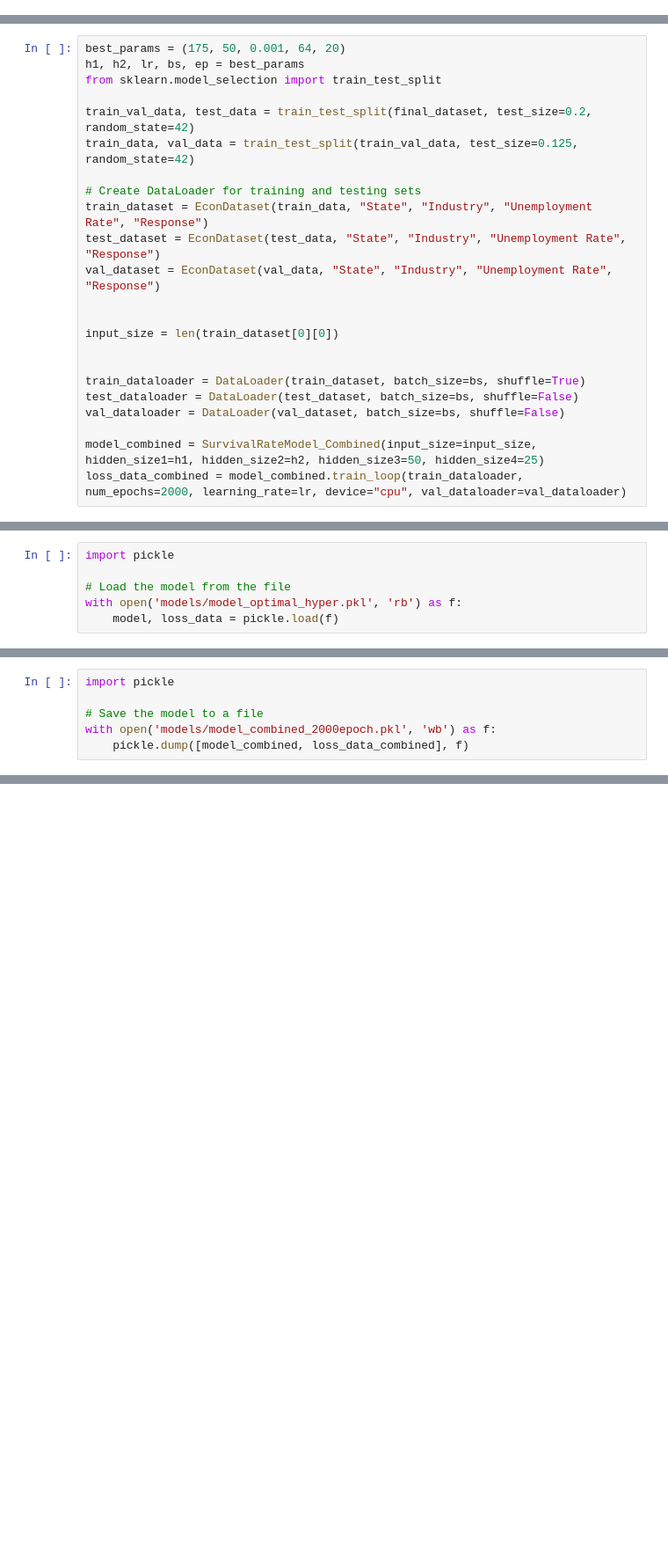
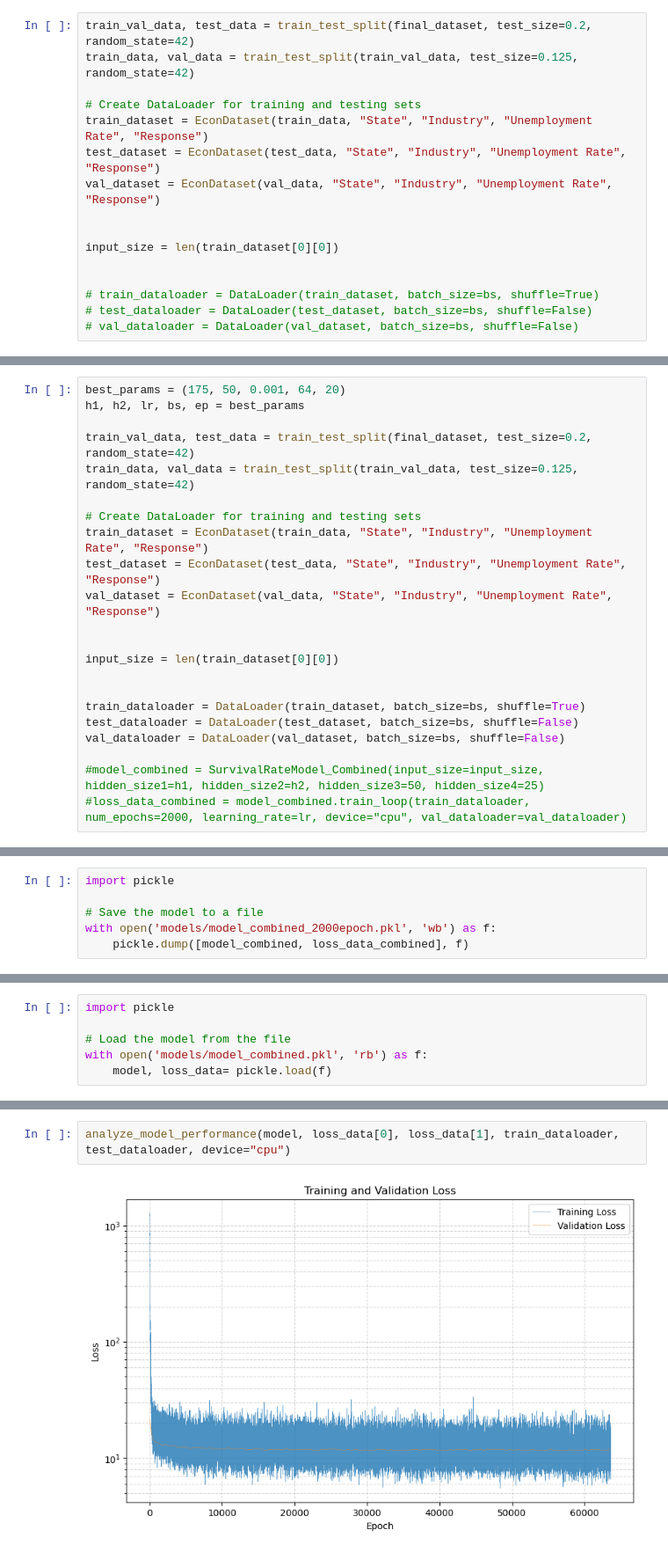
Before and after one commit to SebastianSeljak/PIC16B_Econ, a Jupyter notebook: model.ipynb, the cells around one changed output, grey strips where cells are left out. Shown at 88% size. Cells and saved outputs as stored; diff of their text form; blank space fills up the shorter version.

Commit message:
Prepping for hyperparameter tuning and model finalization

```diff
--- a/model.ipynb
+++ b/model.ipynb
@@ -677,3 +196,19 @@ class SurvivalRateModel(nn.Module):
+# %%
+train_val_data, test_data = train_test_split(final_dataset, test_size=0.2, random_state=42)
+train_data, val_data = train_test_split(train_val_data, test_size=0.125, random_state=42)
+
+# Create DataLoader for training and testing sets
+train_dataset = EconDataset(train_data, "State", "Industry", "Unemployment Rate", "Response")
+test_dataset = EconDataset(test_data, "State", "Industry", "Unemployment Rate", "Response")
+val_dataset = EconDataset(val_data, "State", "Industry", "Unemployment Rate", "Response")
+
+
+input_size = len(train_dataset[0][0])
+
+
+# train_dataloader = DataLoader(train_dataset, batch_size=bs, shuffle=True)
+# test_dataloader = DataLoader(test_dataset, batch_size=bs, shuffle=False)
+# val_dataloader = DataLoader(val_dataset, batch_size=bs, shuffle=False)
 # %% [markdown]
 #### Hyperparameter tuning:
 # %%
@@ -773,7 +396,6 @@ plt.savefig("hyperparameter_search.png")
 # %%
 best_params = (175, 50, 0.001, 64, 20)
 h1, h2, lr, bs, ep = best_params
-from sklearn.model_selection import train_test_split
 
 train_val_data, test_data = train_test_split(final_dataset, test_size=0.2, random_state=42)
 train_data, val_data = train_test_split(train_val_data, test_size=0.125, random_state=42)
@@ -791,5 +413,5 @@ train_dataloader = DataLoader(train_dataset, batch_size=bs, shuffle=True)
 test_dataloader = DataLoader(test_dataset, batch_size=bs, shuffle=False)
 val_dataloader = DataLoader(val_dataset, batch_size=bs, shuffle=False)
 
-model_combined = SurvivalRateModel_Combined(input_size=input_size, hidden_size1=h1, hidden_size2=h2, hidden_size3=50, hidden_size4=25)
-loss_data_combined = model_combined.train_loop(train_dataloader, num_epochs=2000, learning_rate=lr, device="cpu", val_dataloader=val_dataloader)
+#model_combined = SurvivalRateModel_Combined(input_size=input_size, hidden_size1=h1, hidden_size2=h2, hidden_size3=50, hidden_size4=25)
+#loss_data_combined = model_combined.train_loop(train_dataloader, num_epochs=2000, learning_rate=lr, device="cpu", val_dataloader=val_dataloader)
@@ -812,6 +417,0 @@ Load pre-existing if needed:
-# %%
-import pickle
-
-# Load the model from the file
-with open('models/model_optimal_hyper.pkl', 'rb') as f:
-    model, loss_data = pickle.load(f)
@@ -967,0 +426,6 @@ with open('models/model_combined_2000epoch.pkl', 'wb') as f:
+# %%
+import pickle
+
+# Load the model from the file
+with open('models/model_combined.pkl', 'rb') as f:
+    model, loss_data= pickle.load(f)
@@ -967,0 +434,4 @@ with open('models/model_combined_2000epoch.pkl', 'wb') as f:
+# %%
+analyze_model_performance(model, loss_data[0], loss_data[1], train_dataloader, test_dataloader, device="cpu")
+# %% [output]
+[figure, added]
```
Also changed, not shown: parts of 19 cells of this notebook, 3 other files.
